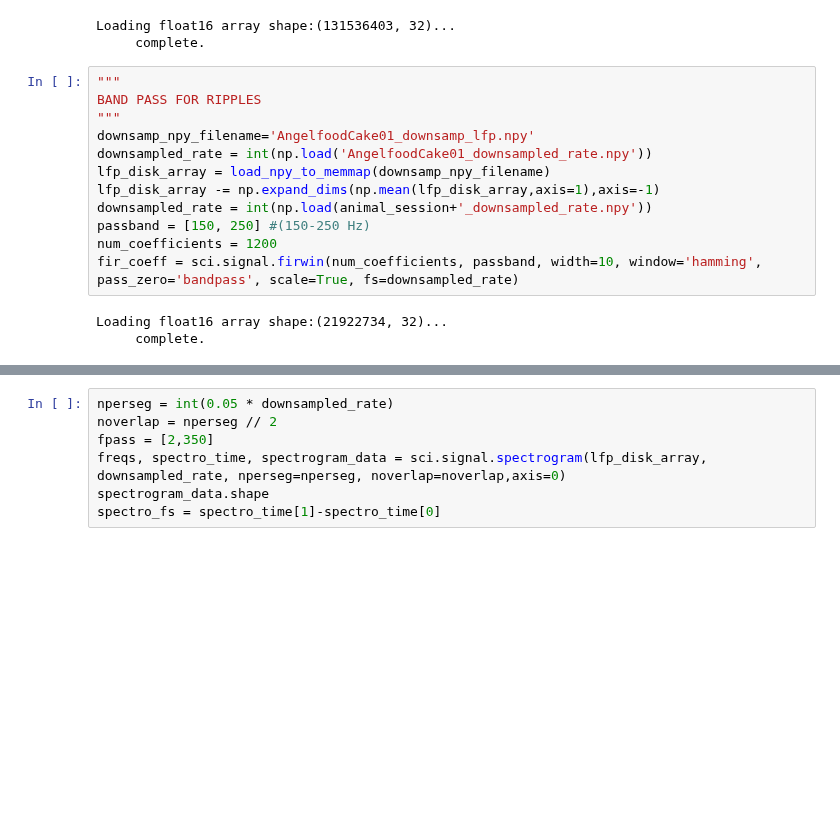
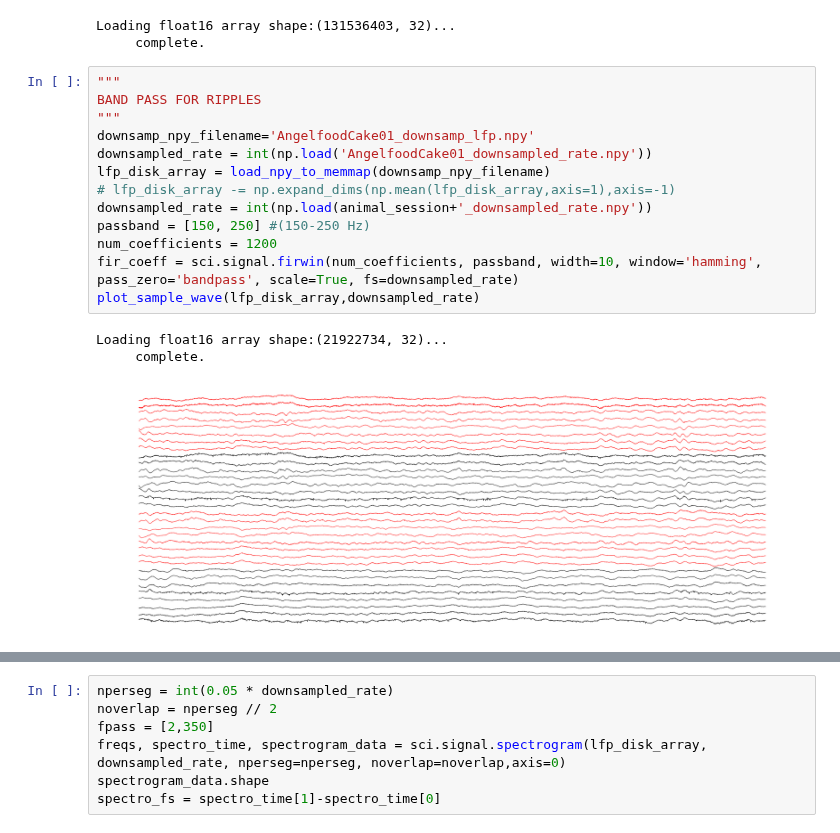
Before and after one commit to dtabuena/Workshop, a Jupyter notebook: Py_trodes/PyTrodes_Pipeline_.ipynb, the cells around one changed output, grey strips where cells are left out. Saved outputs shown, nothing was run; the diff lists cells and outputs as text; blank space fills up the shorter version.

```diff
--- a/Py_trodes/PyTrodes_Pipeline_.ipynb
+++ b/Py_trodes/PyTrodes_Pipeline_.ipynb
@@ -128,17 +128,19 @@ Loading float16 array shape:(131536403, 32)...
 # %%
 """
 BAND PASS FOR RIPPLES
 """
 downsamp_npy_filename='AngelfoodCake01_downsamp_lfp.npy'
 downsampled_rate = int(np.load('AngelfoodCake01_downsampled_rate.npy'))
 lfp_disk_array = load_npy_to_memmap(downsamp_npy_filename)
-lfp_disk_array -= np.expand_dims(np.mean(lfp_disk_array,axis=1),axis=-1)
+# lfp_disk_array -= np.expand_dims(np.mean(lfp_disk_array,axis=1),axis=-1)
 downsampled_rate = int(np.load(animal_session+'_downsampled_rate.npy'))
 passband = [150, 250] #(150-250 Hz)
 num_coefficients = 1200
 fir_coeff = sci.signal.firwin(num_coefficients, passband, width=10, window='hamming', pass_zero='bandpass', scale=True, fs=downsampled_rate)
+plot_sample_wave(lfp_disk_array,downsampled_rate)
 # %% [output]
 Loading float16 array shape:(21922734, 32)...
      complete.
+[figure, added]
 # %%
 ''' Apply the FIR filter using filtfilt for zero-phase filtering across all channels '''
```
Also changed, not shown: parts of 8 cells of this notebook.
